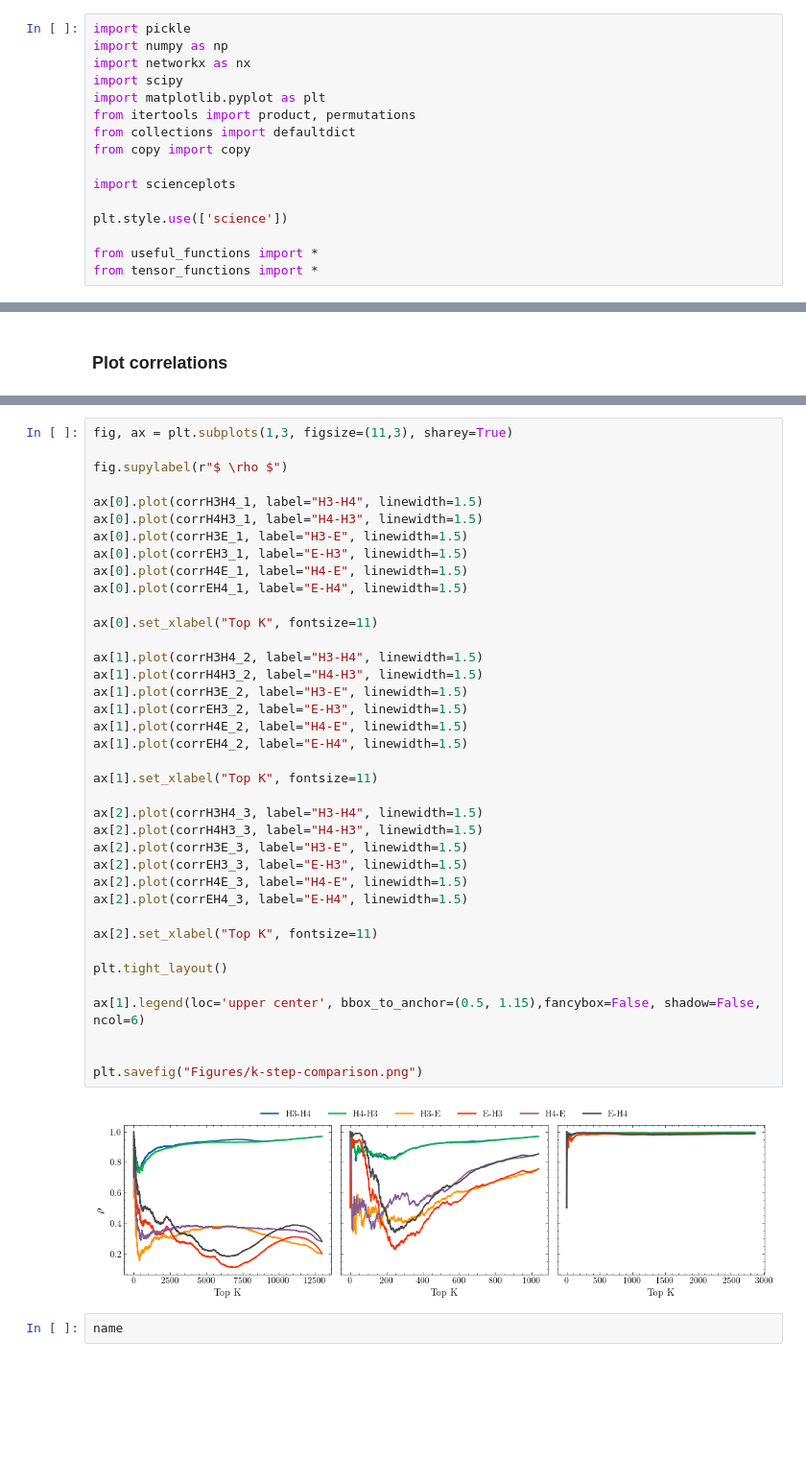
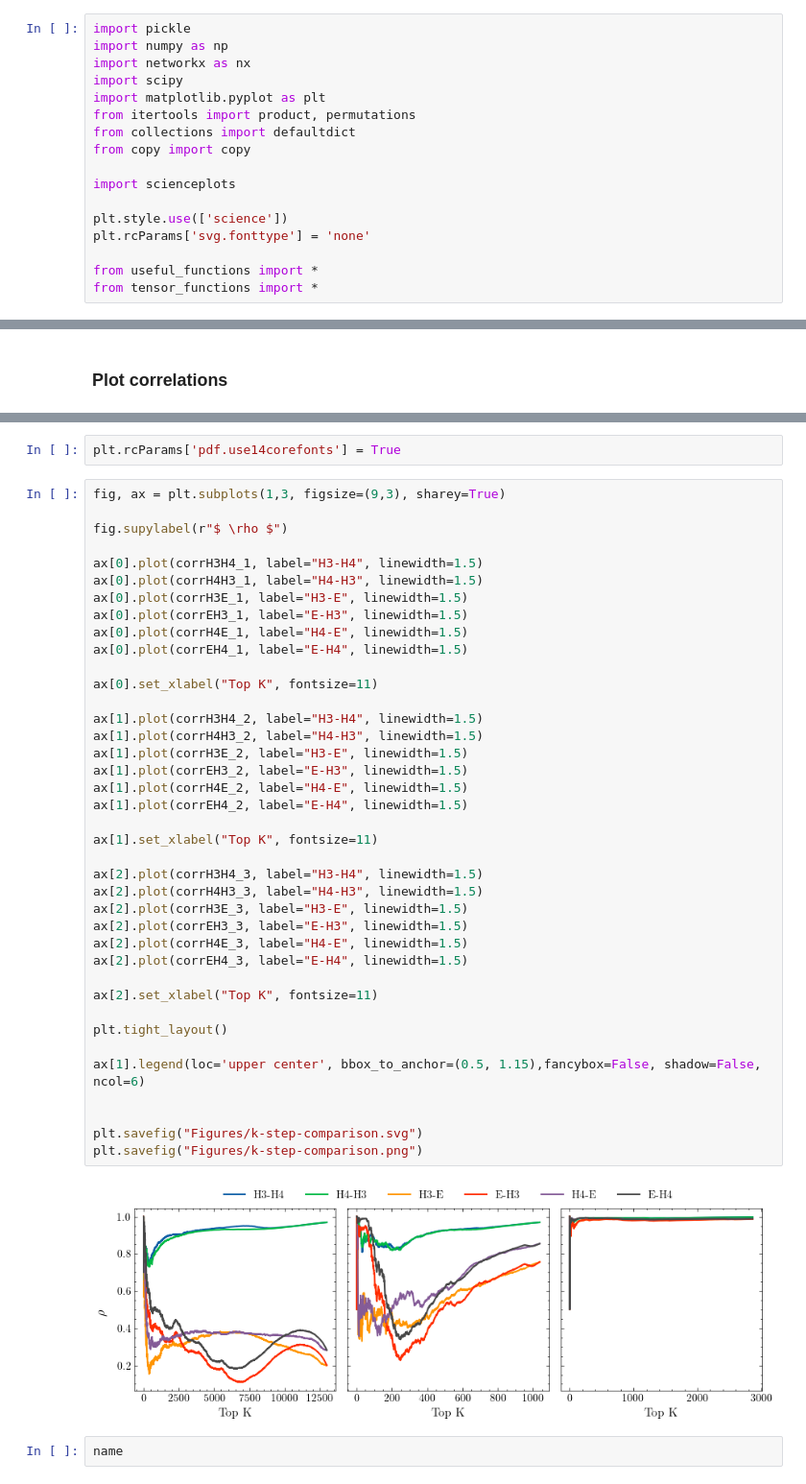
Before and after one commit to goznalo-git/DirectedHyperCentrality, a Jupyter notebook: kstepHypergraphs.ipynb, the cells around one changed output, grey strips where cells are left out. Shown: that part at 96% size. Cells and saved outputs as stored; diff of their text form; blank space fills up the shorter version.

```diff
--- a/kstepHypergraphs.ipynb
+++ b/kstepHypergraphs.ipynb
@@ -13,6 +13,7 @@ from copy import copy
 import scienceplots
 
 plt.style.use(['science'])
+plt.rcParams['svg.fonttype'] = 'none'
 
 from useful_functions import *
 from tensor_functions import *
@@ -332,5 +341,7 @@ with open(f'CentralityData/Directed/all_correlations.pkl', 'wb') as f:
+# %%
+plt.rcParams['pdf.use14corefonts'] = True
 # %%
-fig, ax = plt.subplots(1,3, figsize=(11,3), sharey=True)
+fig, ax = plt.subplots(1,3, figsize=(9,3), sharey=True)
 
 fig.supylabel(r"$ \rho $")
 
@@ -341,34 +352,35 @@ ax[0].plot(corrEH3_1, label="E-H3", linewidth=1.5)
 ax[0].plot(corrH4E_1, label="H4-E", linewidth=1.5)
 ax[0].plot(corrEH4_1, label="E-H4", linewidth=1.5)
 
 ax[0].set_xlabel("Top K", fontsize=11)
 
 ax[1].plot(corrH3H4_2, label="H3-H4", linewidth=1.5)
 ax[1].plot(corrH4H3_2, label="H4-H3", linewidth=1.5)
 ax[1].plot(corrH3E_2, label="H3-E", linewidth=1.5)
 ax[1].plot(corrEH3_2, label="E-H3", linewidth=1.5)
 ax[1].plot(corrH4E_2, label="H4-E", linewidth=1.5)
 ax[1].plot(corrEH4_2, label="E-H4", linewidth=1.5)
 
 ax[1].set_xlabel("Top K", fontsize=11)
 
 ax[2].plot(corrH3H4_3, label="H3-H4", linewidth=1.5)
 ax[2].plot(corrH4H3_3, label="H4-H3", linewidth=1.5)
 ax[2].plot(corrH3E_3, label="H3-E", linewidth=1.5)
 ax[2].plot(corrEH3_3, label="E-H3", linewidth=1.5)
 ax[2].plot(corrH4E_3, label="H4-E", linewidth=1.5)
 ax[2].plot(corrEH4_3, label="E-H4", linewidth=1.5)
 
 ax[2].set_xlabel("Top K", fontsize=11)
 
 plt.tight_layout()
 
 ax[1].legend(loc='upper center', bbox_to_anchor=(0.5, 1.15),fancybox=False, shadow=False, ncol=6)
 
 
+plt.savefig("Figures/k-step-comparison.svg")
 plt.savefig("Figures/k-step-comparison.png")
 # %% [output]
-[figure, old version]
+[figure, new version]
 # %%
 name
 # %% [output]
```
Also changed, not shown: parts of 21 cells of this notebook, 6 other files.
